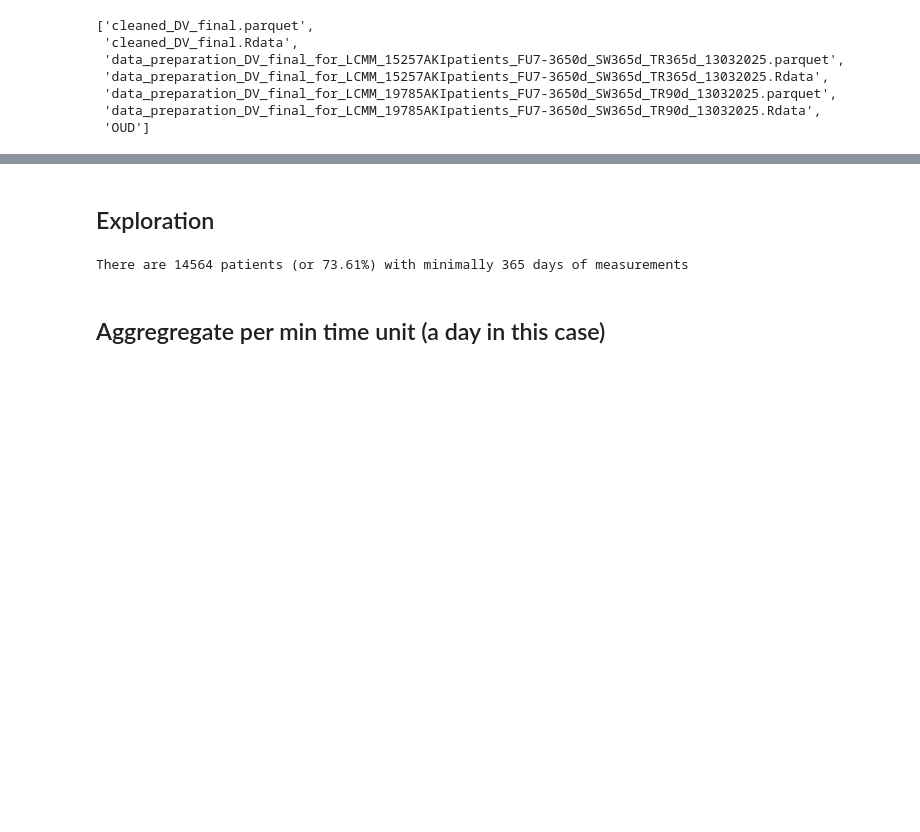
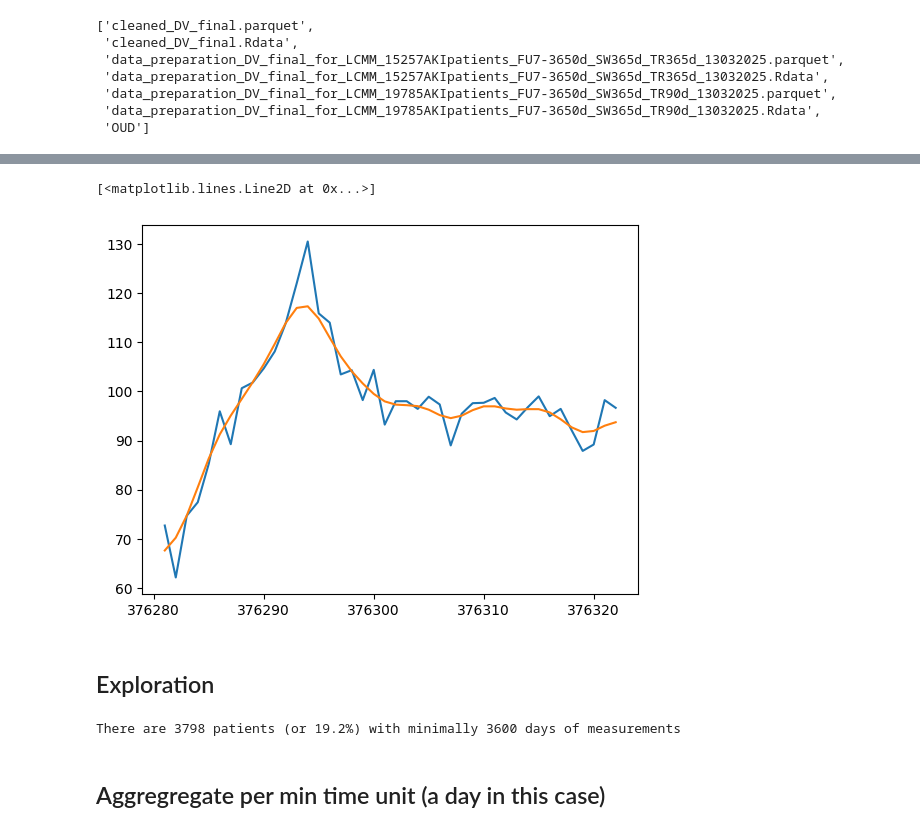
Before and after one commit to bramiozo/TimEx, a Jupyter notebook: sandbox/AKI_crossectional.ipynb, the cells around one changed output, grey strips where cells are left out. Drawn from its saved outputs; the diff is of its cells as text; code cells hidden in the pictures; blank space fills up the shorter version.

```diff
--- a/sandbox/AKI_crossectional.ipynb
+++ b/sandbox/AKI_crossectional.ipynb
@@ -115,2 +120,9 @@ ts_data
+# %%
+_id = 18639366190
+plt.plot(ts_data.loc[ts_data.ID==_id, 'eGFR_int'])
+plt.plot(ts_data.loc[ts_data.ID==_id, 'eGFR_SW365'])
+# %% [output]
+[<matplotlib.lines.Line2D at 0x...>]
+[figure, added]
 # %%
 ID_COL = "ID"
@@ -121,13 +133,13 @@ ts_data = ts_data[[ID_COL, VAL_COL, TIME_COL]]
 # %% [markdown]
 ## Exploration
 # %%
-min_days_length = 1*365
+min_days_length = 1*3600
 maxts = ts_data.groupby('ID').Time_days.max()
 ltids = maxts[maxts>min_days_length].index
 
 print(f'There are {ltids.shape[0]} patients (or {round(100*ltids.shape[0]/maxts.shape[0], 2)}%) with minimally {min_days_length} days of measurements')
 # %% [output]
-There are 14564 patients (or 73.61%) with minimally 365 days of measurements
+There are 3798 patients (or 19.2%) with minimally 3600 days of measurements
 # %% [markdown]
 ## Aggregregate per min time unit (a day in this case)
 # %%
```
Also changed, not shown: parts of 24 cells of this notebook, 1 other file.
